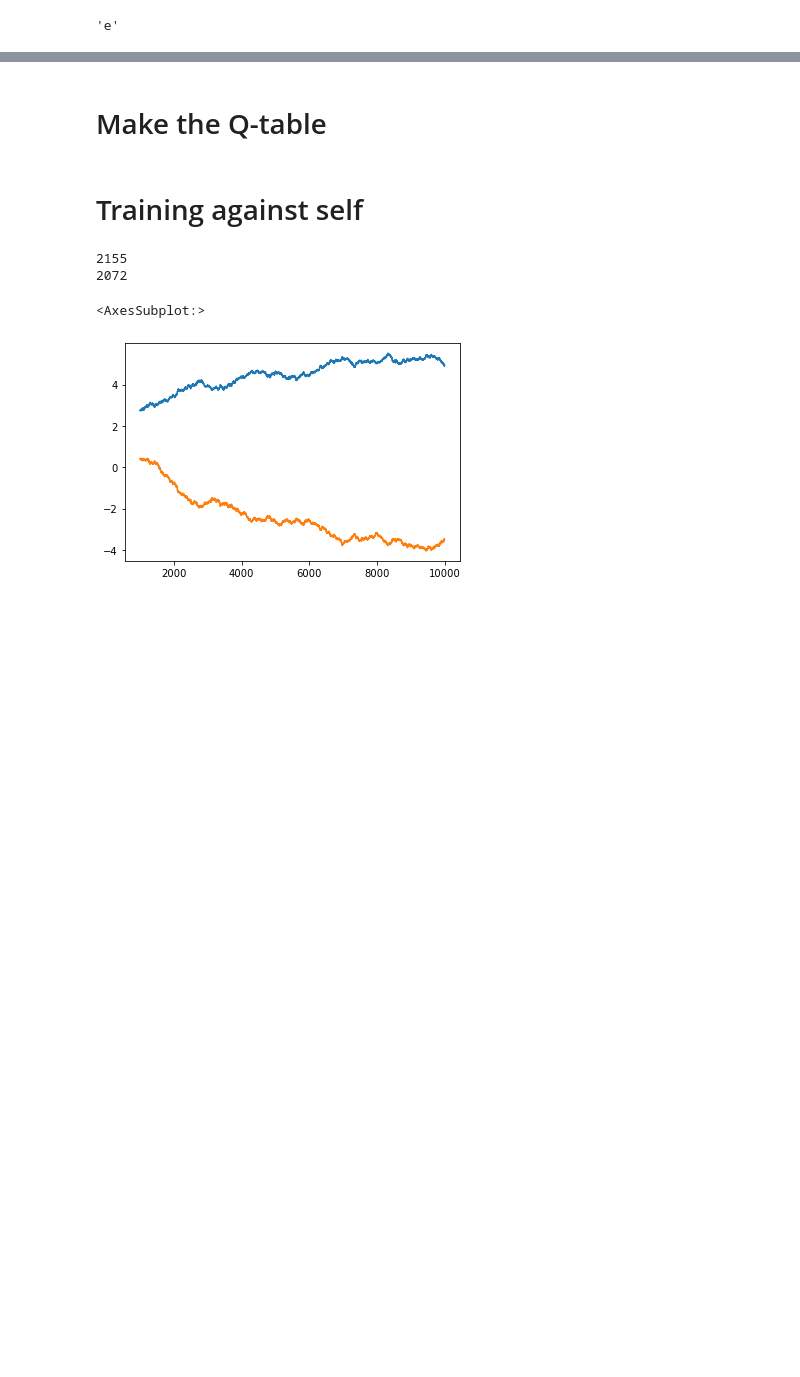
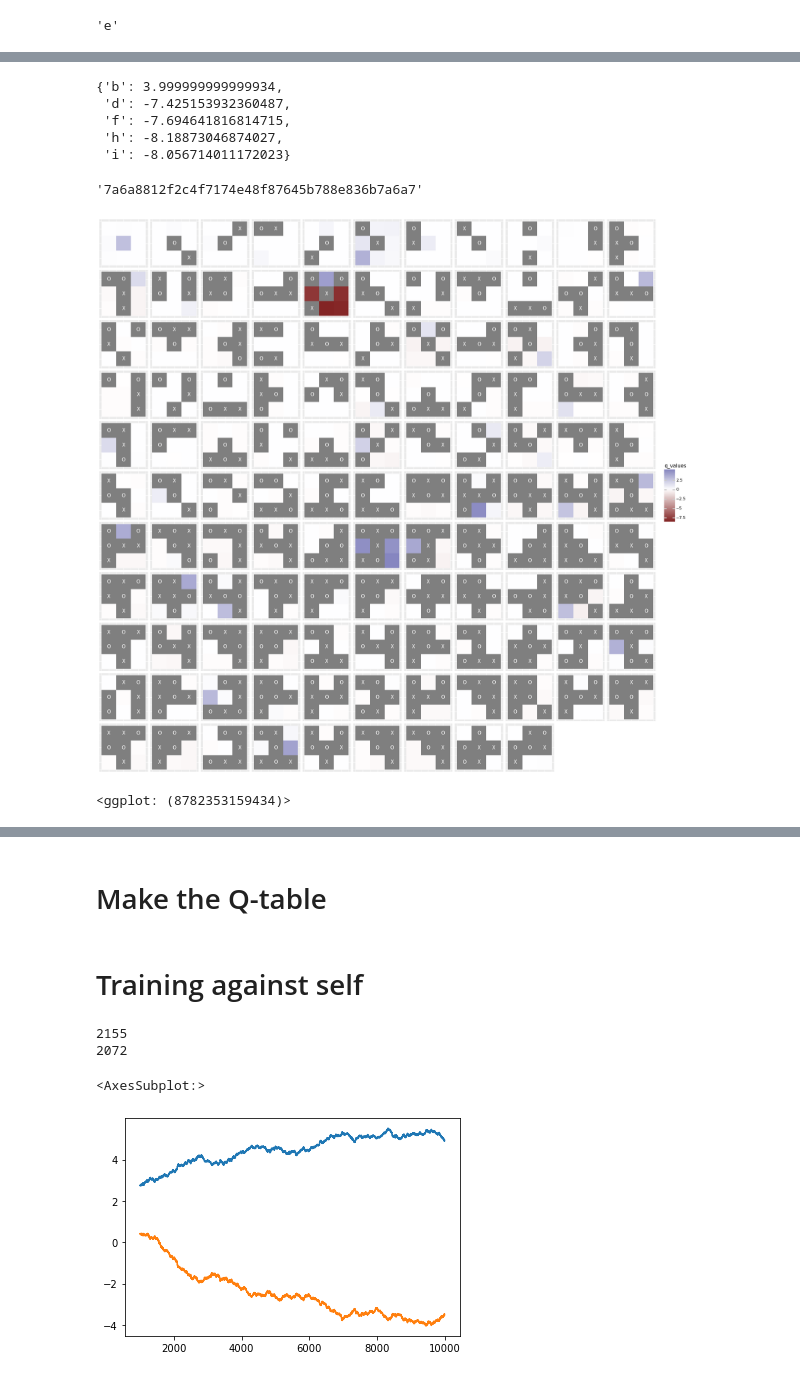
Before and after one commit to PaulHiemstra/ideas, a Jupyter notebook: tictactoe_graph/tactoe_rl.ipynb, the cells around one changed output, grey strips where cells are left out. Cells and saved outputs as stored; diff of their text form; code cells hidden in the pictures; blank space fills up the shorter version.

```diff
--- a/tictactoe_graph/tactoe_rl.ipynb
+++ b/tictactoe_graph/tactoe_rl.ipynb
@@ -37,0 +107,51 @@ determine_move(tree, 'a', False)
+# %%
+player_tree.qtable['75c60853d5d3504665481e9bf0dbd727076263da']
+# %% [output]
+{'b': 3.999999999999934,
+ 'd': -7.425153932360487,
+ 'f': -7.694641816814715,
+ 'h': -8.18873046874027,
+ 'i': -8.056714011172023}
+# %%
+b2s = player_tree.get_board_to_state()
+qt = player_tree.get_qtable()
+
+def get_for_sha1(sha1_state):
+#sha1_state = 'd3feccf2baddb1c0e13d1897c43d7975fbeb0332'
+    def try_na(qt, action):
+        try:
+            return qt[action]
+        except KeyError:
+            return np.nan
+
+    text_lut = {0: np.nan, 1: 'X', -1: 'O'}
+    return pd.DataFrame({'x': np.tile([1, 2, 3], 3), 'y': np.repeat([1, 2, 3], 3),
+                  'board_state': [text_lut[val] for val in b2s[sha1_state].flatten()],
+                  'q_values': [try_na(qt[sha1_state], action) for action in ['a', 'b', 'c', 'd', 'e', 'f', 'g', 'h', 'i']],
+                  'sha1_state': sha1_state})
+
+
+plot_data = pd.concat([get_for_sha1(sha1) for sha1 in b2s.keys()])
+# %%
+plot_data['board_na'] = plot_data['board_state'].isna()
+board_state_sorted = plot_data.groupby(['sha1_state'])['board_na'].sum().sort_values(ascending=False).index
+plot_data['sha1_state'] = pd.Categorical(plot_data['sha1_state'], categories=board_state_sorted)
+# %%
+board_state_sorted[14]
+# %% [output]
+'7a6a8812f2c4f7174e48f87645b788e836b7a6a7'
+# %%
+from plotnine import *
+
+(
+    ggplot(plot_data, aes(x = 'x', y = 'y')) +
+        geom_tile(aes(fill = 'q_values')) +
+        geom_text(aes(label = 'board_state'), color = 'white') +
+        scale_fill_gradient2() +
+        scale_y_reverse() +
+        facet_wrap('~ sha1_state') +
+        theme(figure_size=(22,22), axis_text=element_blank(), axis_ticks=element_blank(), strip_text_x = element_blank(), axis_title=element_blank())
+)
+# %% [output]
+[figure, added]
+<ggplot: (8782353159434)>
```
Also changed, not shown: parts of 34 cells of this notebook, 3 other files.
